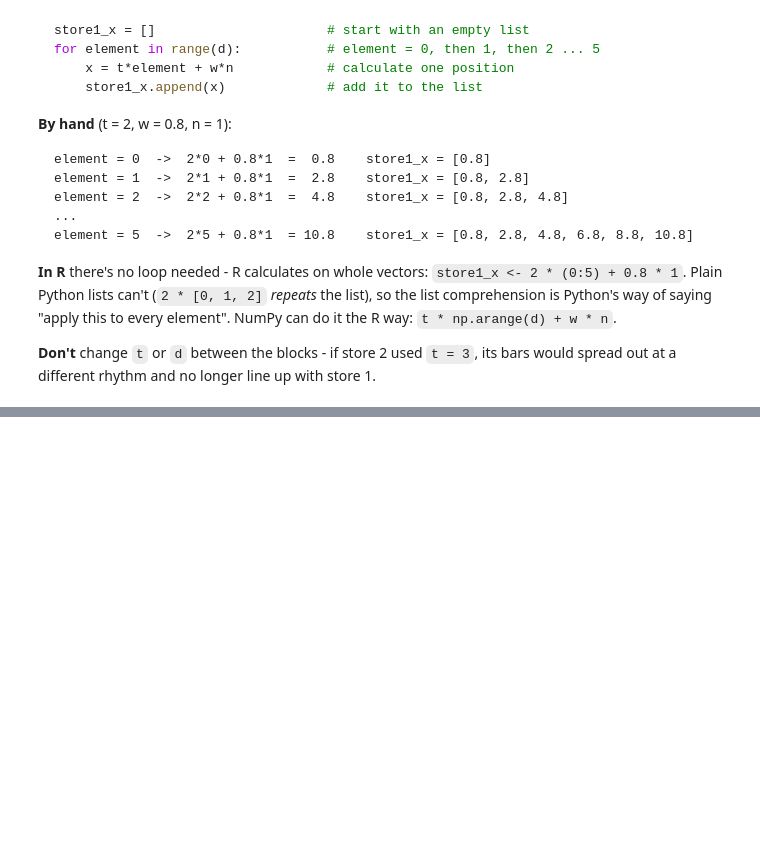
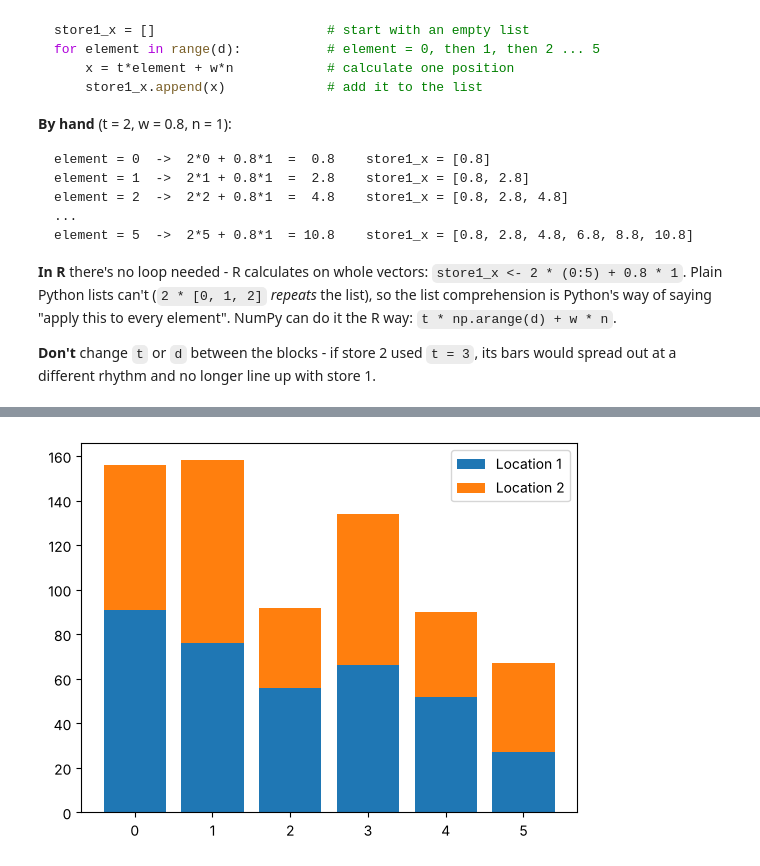
Before and after one commit to kkg98/panda-for-finance, a Jupyter notebook: notes/4_visualizing_finance_data/02_different_plot_types.ipynb, the cells around one changed output, grey strips where cells are left out. Cells and saved outputs as stored; diff of their text form; code cells hidden in the pictures; blank space fills up the shorter version.

Commit message:
Complete Different Plot Types notes: sections 4-11, key words, chart gallery

```diff
--- a/notes/4_visualizing_finance_data/02_different_plot_types.ipynb
+++ b/notes/4_visualizing_finance_data/02_different_plot_types.ipynb
@@ -186,0 +190,14 @@ element = 5  ->  2*5 + 0.8*1  = 10.8    store1_x = [0.8, 2.8, 4.8, 6.8, 8.8, 10.
+# %%
+plt.figure()
+plt.bar(range(len(sales1)),
+  sales1)
+
+plt.bar(range(len(sales2)),
+  sales2,
+  bottom = sales1)
+
+plt.legend(["Location 1","Location 2"])
+plt.savefig(CHARTS + '02_04_stacked_bars.png')
+plt.show()
+# %% [output]
+[figure, added]
```
Also changed, not shown: parts of 25 cells of this notebook, 11 other files.
